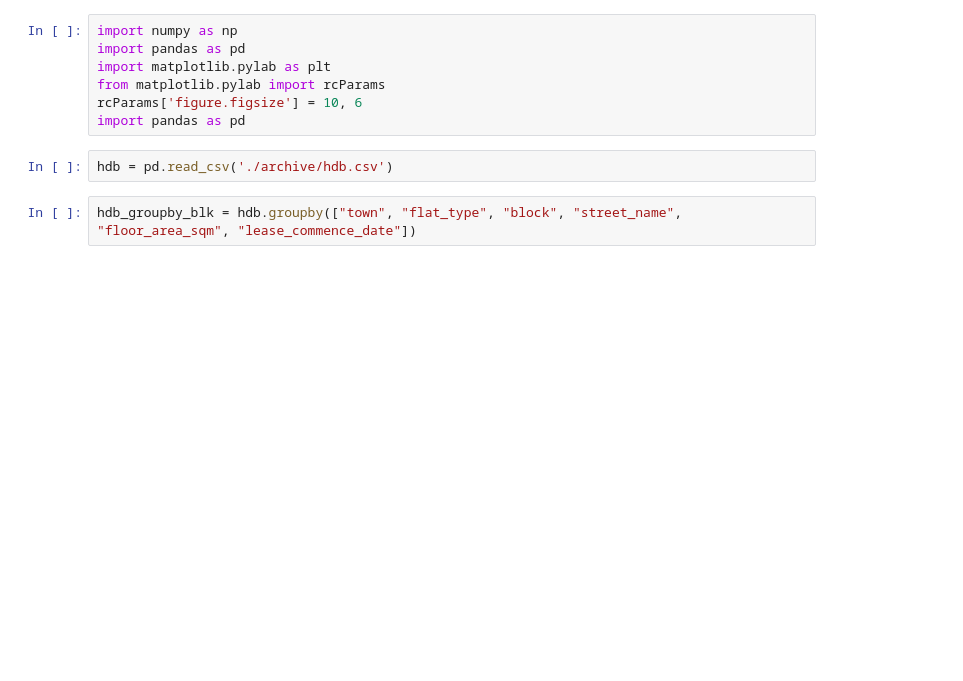
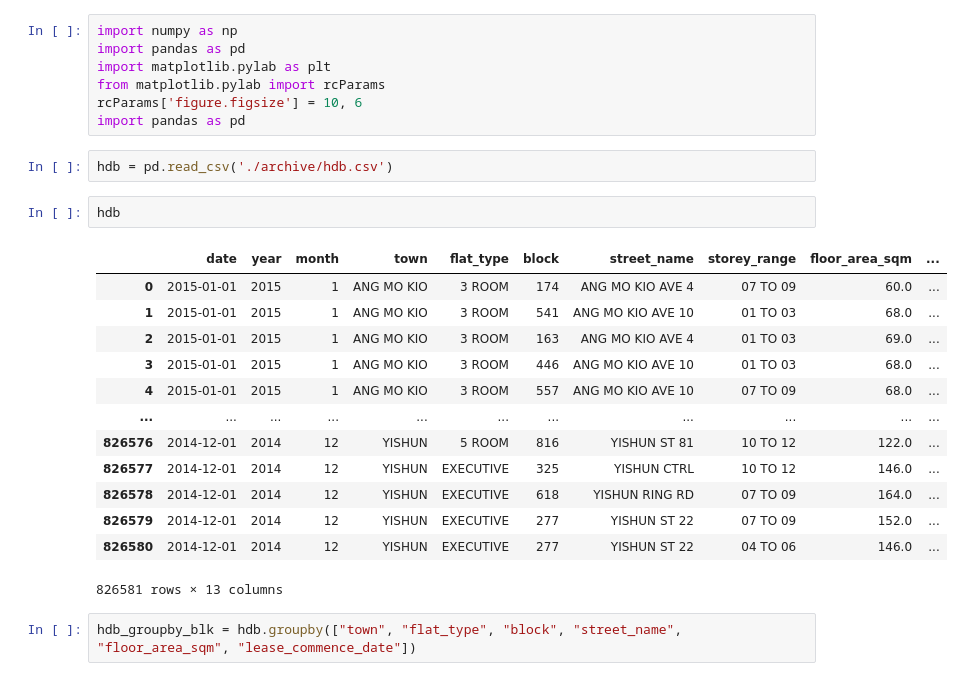
Before and after one commit to AnthonyChew/sc1015-1, a Jupyter notebook: ARIMA.ipynb, the cells around one changed output. Saved outputs shown, nothing was run; the diff lists cells and outputs as text; blank space fills up the shorter version.

```diff
--- a/ARIMA.ipynb
+++ b/ARIMA.ipynb
@@ -9,6 +9,22 @@ rcParams['figure.figsize'] = 10, 6
 import pandas as pd
 # %%
 hdb = pd.read_csv('./archive/hdb.csv')
+# %%
+hdb
+# %% [output]
+|  | date | year | month | town | flat_type | block | street_name | storey_range | floor_area_sqm | ... |
+| 0 | 2015-01-01 | 2015 | 1 | ANG MO KIO | 3 ROOM | 174 | ANG MO KIO AVE 4 | 07 TO 09 | 60.0 | ... |
+| 1 | 2015-01-01 | 2015 | 1 | ANG MO KIO | 3 ROOM | 541 | ANG MO KIO AVE 10 | 01 TO 03 | 68.0 | ... |
+| 2 | 2015-01-01 | 2015 | 1 | ANG MO KIO | 3 ROOM | 163 | ANG MO KIO AVE 4 | 01 TO 03 | 69.0 | ... |
+| 3 | 2015-01-01 | 2015 | 1 | ANG MO KIO | 3 ROOM | 446 | ANG MO KIO AVE 10 | 01 TO 03 | 68.0 | ... |
+| 4 | 2015-01-01 | 2015 | 1 | ANG MO KIO | 3 ROOM | 557 | ANG MO KIO AVE 10 | 07 TO 09 | 68.0 | ... |
+| ... | ... | ... | ... | ... | ... | ... | ... | ... | ... | ... |
+| 826576 | 2014-12-01 | 2014 | 12 | YISHUN | 5 ROOM | 816 | YISHUN ST 81 | 10 TO 12 | 122.0 | ... |
+| 826577 | 2014-12-01 | 2014 | 12 | YISHUN | EXECUTIVE | 325 | YISHUN CTRL | 10 TO 12 | 146.0 | ... |
+| 826578 | 2014-12-01 | 2014 | 12 | YISHUN | EXECUTIVE | 618 | YISHUN RING RD | 07 TO 09 | 164.0 | ... |
+| 826579 | 2014-12-01 | 2014 | 12 | YISHUN | EXECUTIVE | 277 | YISHUN ST 22 | 07 TO 09 | 152.0 | ... |
+| 826580 | 2014-12-01 | 2014 | 12 | YISHUN | EXECUTIVE | 277 | YISHUN ST 22 | 04 TO 06 | 146.0 | ... |
+826581 rows × 13 columns
 # %%
 hdb_groupby_blk = hdb.groupby(["town", "flat_type", "block", "street_name", "floor_area_sqm", "lease_commence_date"])
 # %%
```
Also changed, not shown: parts of 7 cells of this notebook, 4 other files.
